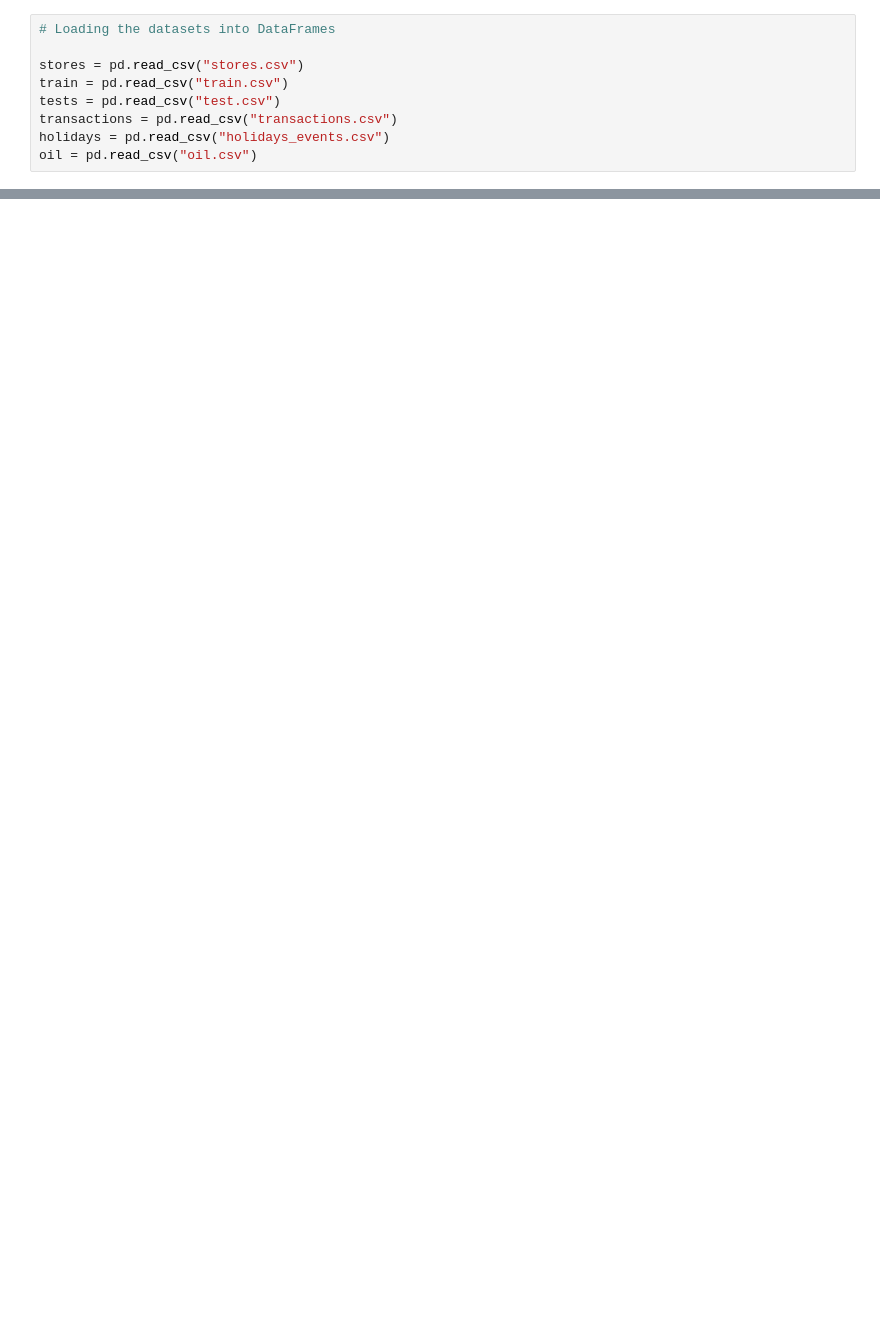
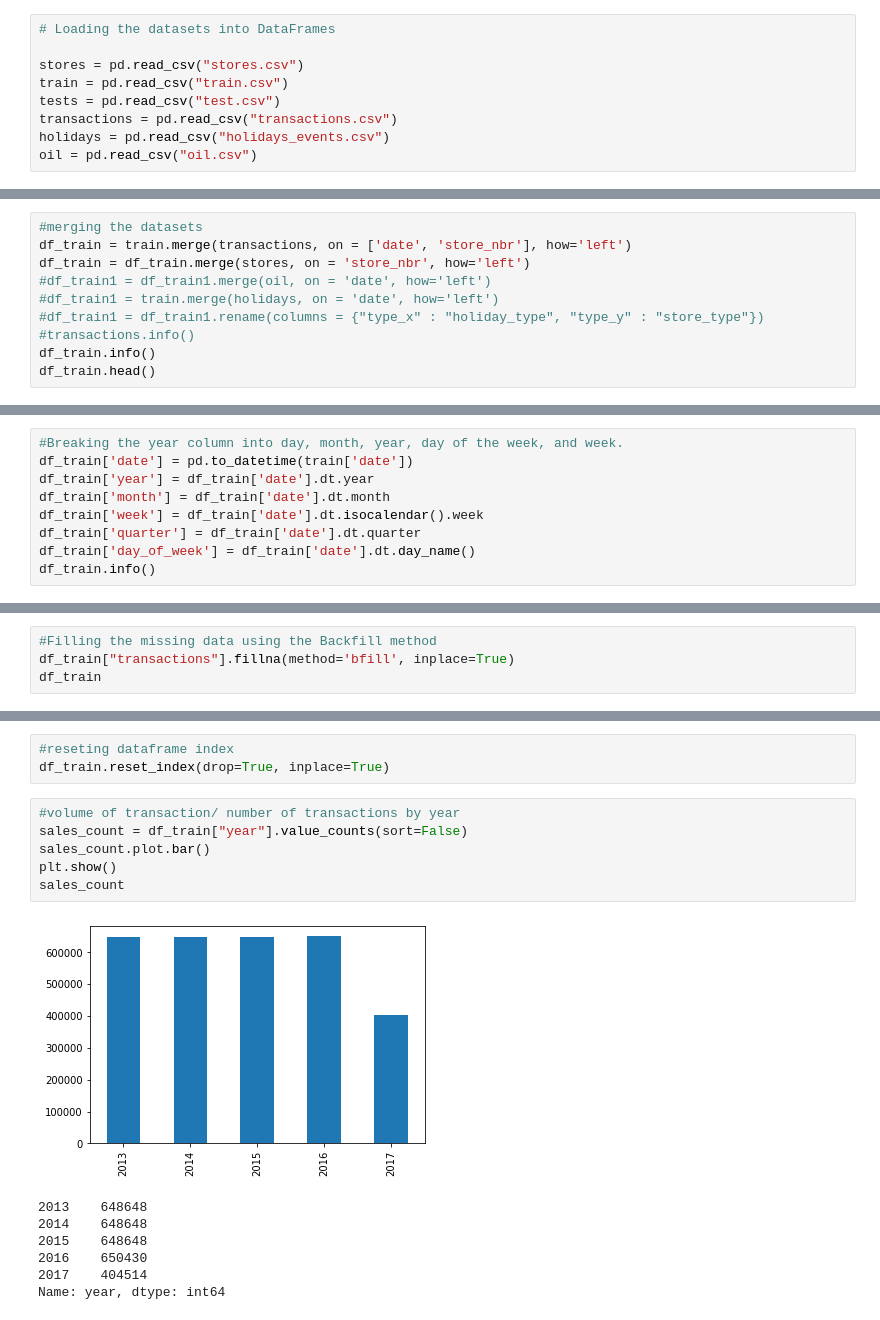
Before and after one commit to analyst-sisey/Time-Series-Forecasting, a Jupyter notebook: hypothesis.ipynb, the cells around one changed output, grey strips where cells are left out. Cells and saved outputs as stored; diff of their text form; blank space fills up the shorter version.

Commit message:
data analysis

```diff
--- a/hypothesis.ipynb
+++ b/hypothesis.ipynb
@@ -48,0 +114,10 @@ tests.head()
+# %%
+#merging the datasets
+df_train = train.merge(transactions, on = ['date', 'store_nbr'], how='left')
+df_train = df_train.merge(stores, on = 'store_nbr', how='left')
+#df_train1 = df_train1.merge(oil, on = 'date', how='left')
+#df_train1 = train.merge(holidays, on = 'date', how='left')
+#df_train1 = df_train1.rename(columns = {"type_x" : "holiday_type", "type_y" : "store_type"})
+#transactions.info()
+df_train.info()
+df_train.head()
@@ -48,0 +151,9 @@ tests.head()
+# %%
+#Breaking the year column into day, month, year, day of the week, and week.
+df_train['date'] = pd.to_datetime(train['date'])
+df_train['year'] = df_train['date'].dt.year
+df_train['month'] = df_train['date'].dt.month
+df_train['week'] = df_train['date'].dt.isocalendar().week
+df_train['quarter'] = df_train['date'].dt.quarter
+df_train['day_of_week'] = df_train['date'].dt.day_name()
+df_train.info()
@@ -48,0 +202,4 @@ tests.head()
+# %%
+#Filling the missing data using the Backfill method
+df_train["transactions"].fillna(method='bfill', inplace=True)
+df_train
@@ -48,0 +220,17 @@ tests.head()
+# %%
+#reseting dataframe index
+df_train.reset_index(drop=True, inplace=True)
+# %%
+#volume of transaction/ number of transactions by year
+sales_count = df_train["year"].value_counts(sort=False)
+sales_count.plot.bar()
+plt.show()
+sales_count
+# %% [output]
+[figure, added]
+2013    648648
+2014    648648
+2015    648648
+2016    650430
+2017    404514
+Name: year, dtype: int64
```
Also changed, not shown: parts of 42 cells of this notebook.
